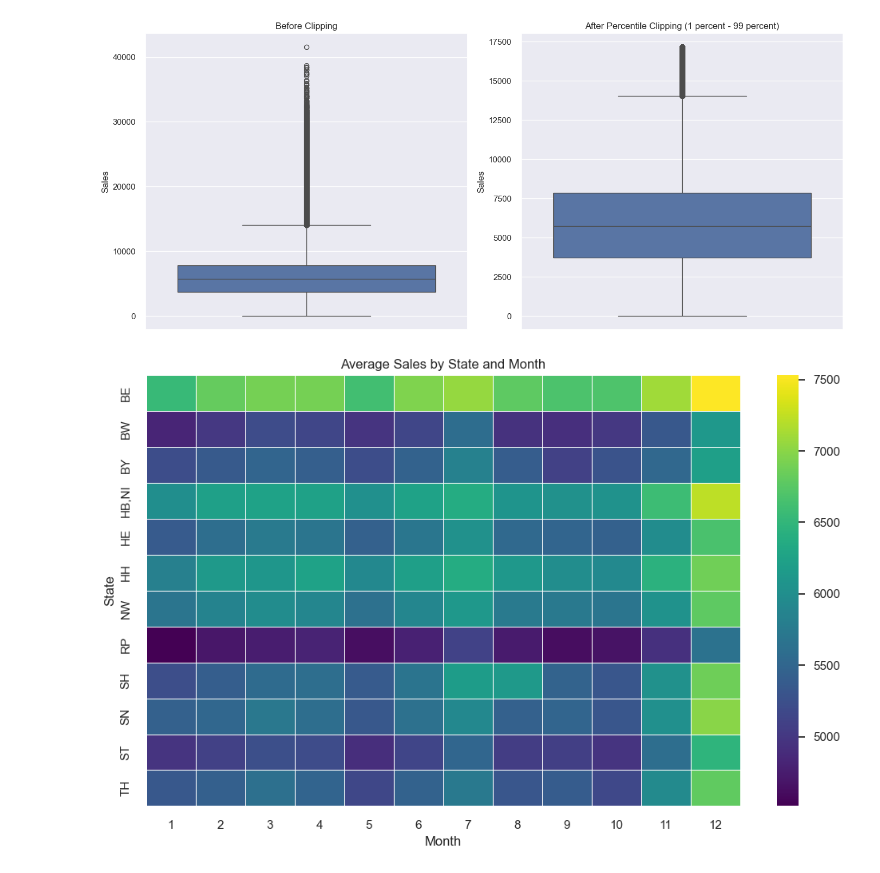
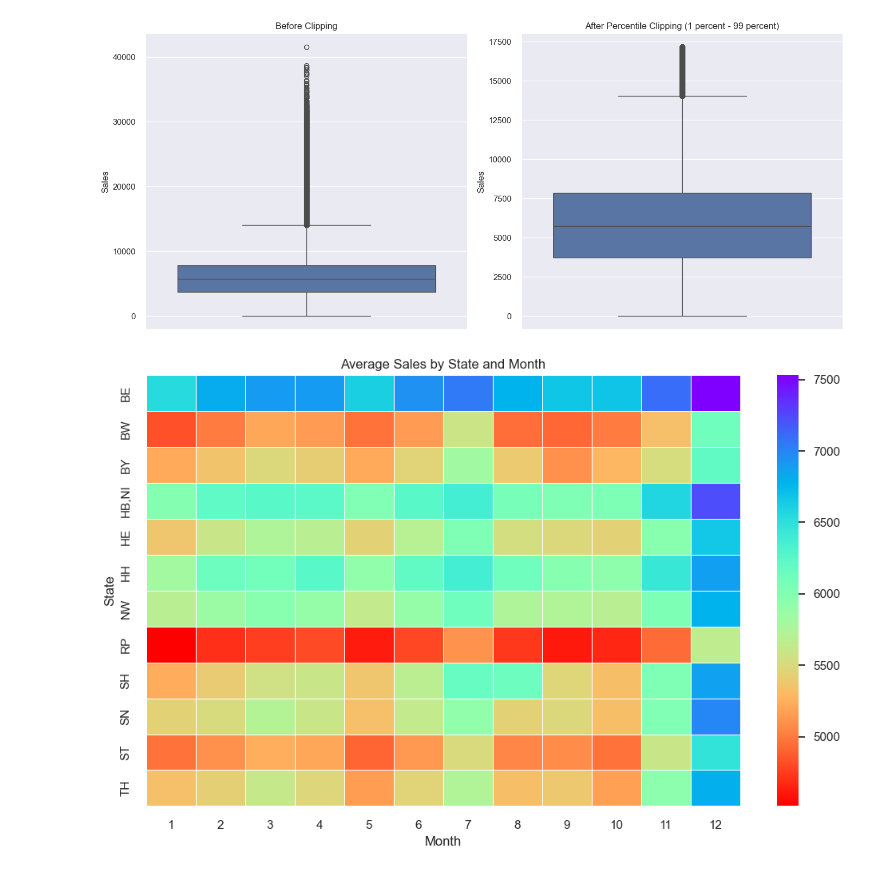
Before and after one commit to realhoffmann/Rossmann, a Jupyter notebook: EDA/eda.ipynb, the cells around one changed output. Cells and saved outputs as stored; diff of their text form; code cells hidden in the pictures.

Commit message:
update chart colors

```diff
--- a/EDA/eda.ipynb
+++ b/EDA/eda.ipynb
@@ -309,29 +309,29 @@ fig.show()
 # %%
 # Heatmap: Average Sales by State and Month
 
 # Ensure Month exists (in case kernel was restarted or data reloaded)
 train_clipped_p99["Date"] = pd.to_datetime(train_clipped_p99["Date"])
 train_clipped_p99["Month"] = train_clipped_p99["Date"].dt.month
 
 pivot_state_month = train_clipped_p99.pivot_table(
     values="Sales",
     index="State",
     columns="Month",
     aggfunc="mean"
 )
 
 plt.figure(figsize=(12, 7))
 sns.heatmap(
     pivot_state_month,
-    cmap="viridis",
+    cmap="rainbow_r",
     linewidths=0.5
 )
 plt.title("Average Sales by State and Month")
 plt.xlabel("Month")
 plt.ylabel("State")
 plt.show()
 # %% [output]
-[figure, old version]
+[figure, new version]
 # %%
 import plotly.express as px
 
```
Also changed, not shown: parts of 3 cells of this notebook.
